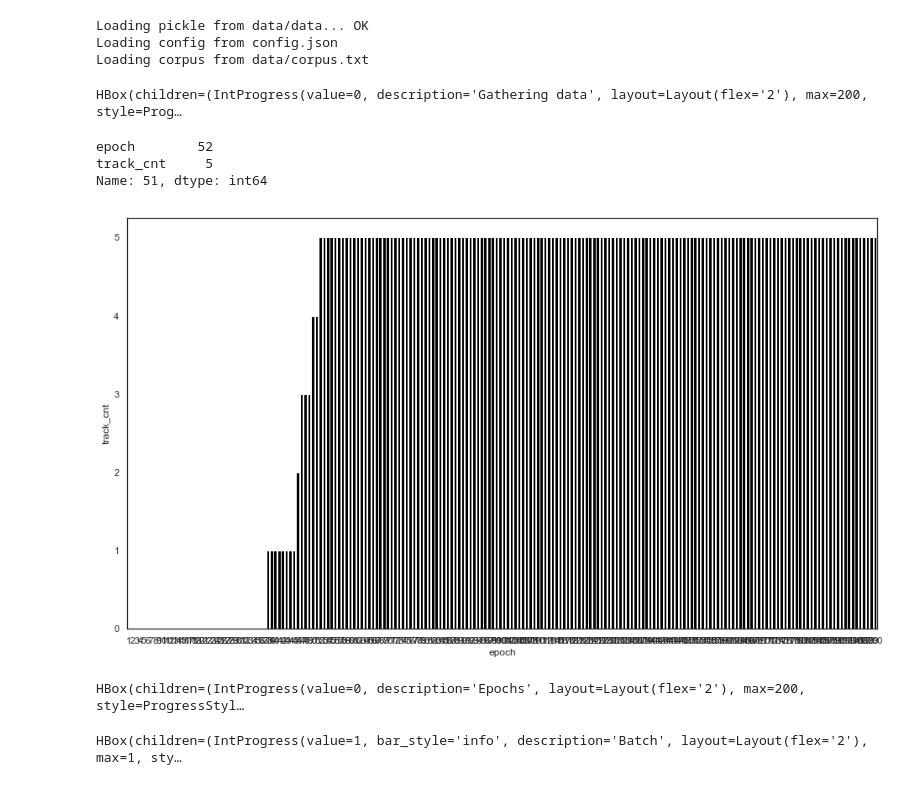
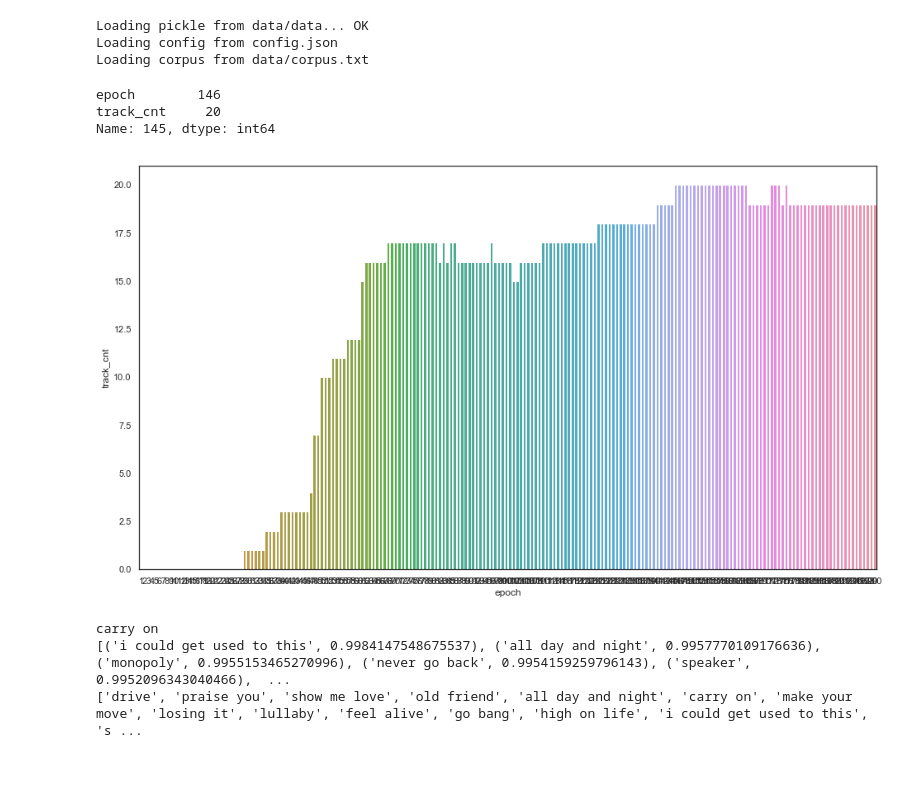
Before and after one commit to pwr-projects/songrecsys, a Jupyter notebook: Tests.ipynb, the cells around one changed output. Drawn from its saved outputs; the diff is of its cells as text; code cells hidden in the pictures.

```diff
--- a/Tests.ipynb
+++ b/Tests.ipynb
@@ -44,19 +39,19 @@ def get_preds(max_epochs:int) -> pd.DataFrame:
 # %%
 def plot(df_data: pd.DataFrame):
     plt.figure(figsize=(16, 9))
-    return sns.barplot(data=df_data, x='epoch', y='track_cnt', color='black')
+    return sns.barplot(data=df_data, x='epoch', y='track_cnt')
 # %%
-df_data  = get_preds(200)
+# df_data  = get_preds(200)
 plot(df_data)
 df_data.iloc[df_data.idxmax(axis=0).track_cnt]
 # %% [output]
-HBox(children=(IntProgress(value=0, description='Gathering data', layout=Layout(flex='2'), max=200, style=Prog…
+epoch        146
+track_cnt     20
+Name: 145, dtype: int64
-epoch        52
-track_cnt     5
-Name: 51, dtype: int64
-[figure, old version]
+[figure, new version]
 # %%
-model = pisr.train_w2v_model([list(chain(*data))], epochs=200, size=300)
+model = pisr.get_model(epochs=200)
 # %% [output]
-HBox(children=(IntProgress(value=0, description='Epochs', layout=Layout(flex='2'), max=200, style=ProgressStyl…
+carry on
+[('i could get used to this', 0.9984147548675537), ('all day and night', 0.9957770109176636), ('monopoly', 0.9955153465270996), ('never go back', 0.9954159259796143), ('speaker', 0.9952096343040466),  ...
+['drive', 'praise you', 'show me love', 'old friend', 'all day and night', 'carry on', 'make your move', 'losing it', 'lullaby', 'feel alive', 'go bang', 'high on life', 'i could get used to this', 's ...
-HBox(children=(IntProgress(value=1, bar_style='info', description='Batch', layout=Layout(flex='2'), max=1, sty…
```
Also changed, not shown: parts of 4 cells of this notebook, 15 other files.
